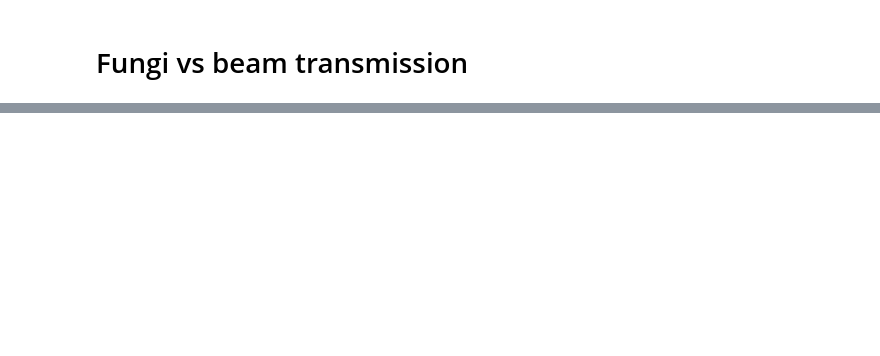
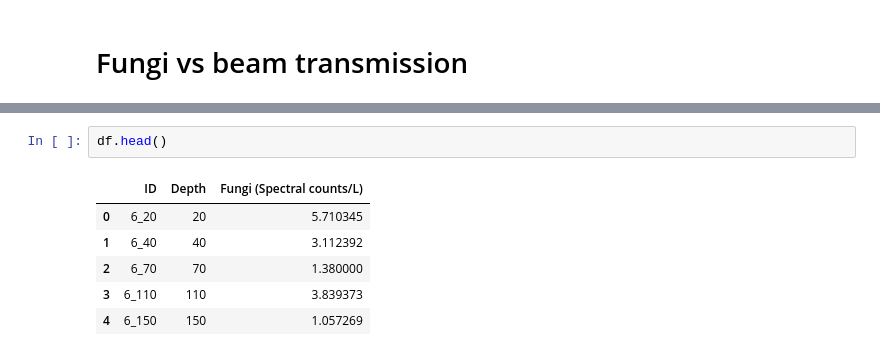
Before and after one commit to cnatalie/BATS, a Jupyter notebook: profiles.ipynb, the cells around one changed output, grey strips where cells are left out. Saved outputs shown, nothing was run; the diff lists cells and outputs as text; blank space fills up the shorter version.

```diff
--- a/profiles.ipynb
+++ b/profiles.ipynb
@@ -1050,0 +1084,9 @@ plt.savefig('Fungi_transmissometer.eps', format='eps', dpi=300, bbox_inches = 't
+# %%
+df.head()
+# %% [output]
+|  | ID | Depth | Fungi (Spectral counts/L) |
+| 0 | 6_20 | 20 | 5.710345 |
+| 1 | 6_40 | 40 | 3.112392 |
+| 2 | 6_70 | 70 | 1.380000 |
+| 3 | 6_110 | 110 | 3.839373 |
+| 4 | 6_150 | 150 | 1.057269 |
```
Also changed, not shown: parts of 4 cells of this notebook.
